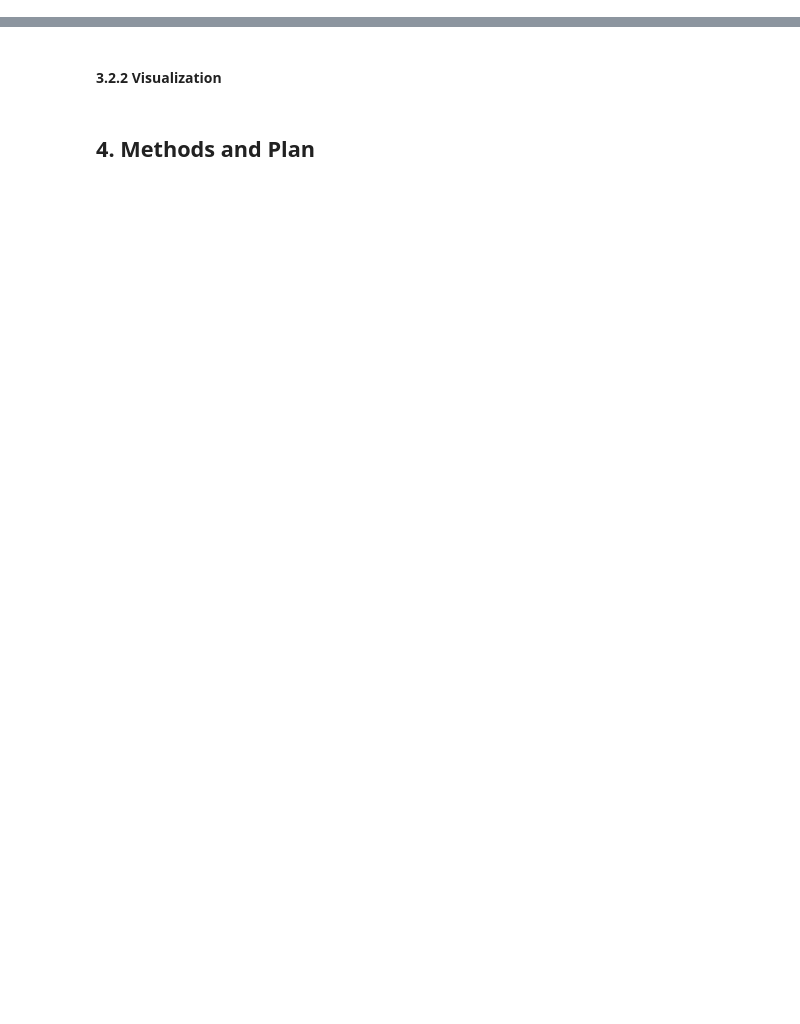
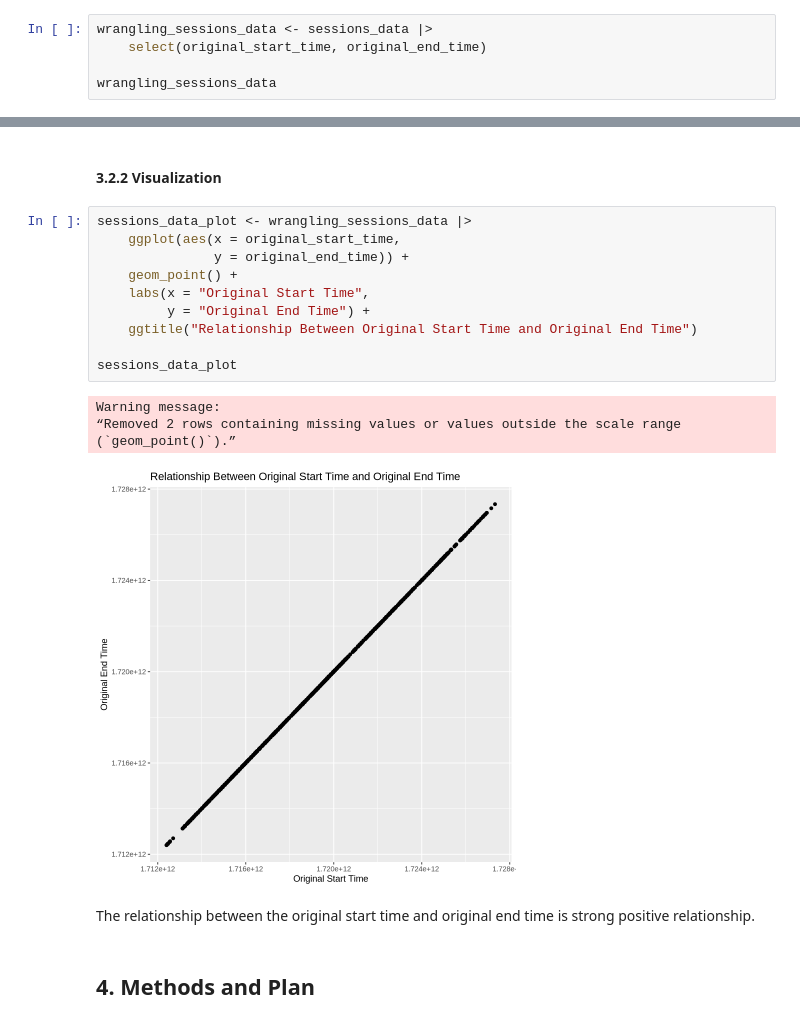
Before and after one commit to Sandyyyin/individual_project_14987747, a Jupyter notebook: individual_project_14987747.ipynb, the cells around one changed output, grey strips where cells are left out. Drawn from its saved outputs; the diff is of its cells as text; blank space fills up the shorter version.

```diff
--- a/individual_project_14987747.ipynb
+++ b/individual_project_14987747.ipynb
@@ -156,3 +208,8 @@ The parts for loading data into R and computing the mean values are both done in
 ### 3.2 Sessions Data
 # %% [markdown]
 #### 3.2.1 Wrangling Data
+# %%
+wrangling_sessions_data <- sessions_data |>
+    select(original_start_time, original_end_time)
+
+wrangling_sessions_data
@@ -159,4 +236,21 @@ The parts for loading data into R and computing the mean values are both done in
 # %% [markdown]
 #### 3.2.2 Visualization
+# %%
+sessions_data_plot <- wrangling_sessions_data |>
+    ggplot(aes(x = original_start_time,
+               y = original_end_time)) +
+    geom_point() +
+    labs(x = "Original Start Time",
+         y = "Original End Time") +
+    ggtitle("Relationship Between Original Start Time and Original End Time")
+
+sessions_data_plot
+# %% [output]
+Warning message:
+“Removed 2 rows containing missing values or values outside the scale range
+(`geom_point()`).”
+[figure, added]
+# %% [markdown]
+The relationship between the original start time and original end time is strong positive relationship.
 # %% [markdown]
 ## 4. Methods and Plan
```
Also changed, not shown: parts of 6 cells of this notebook.
